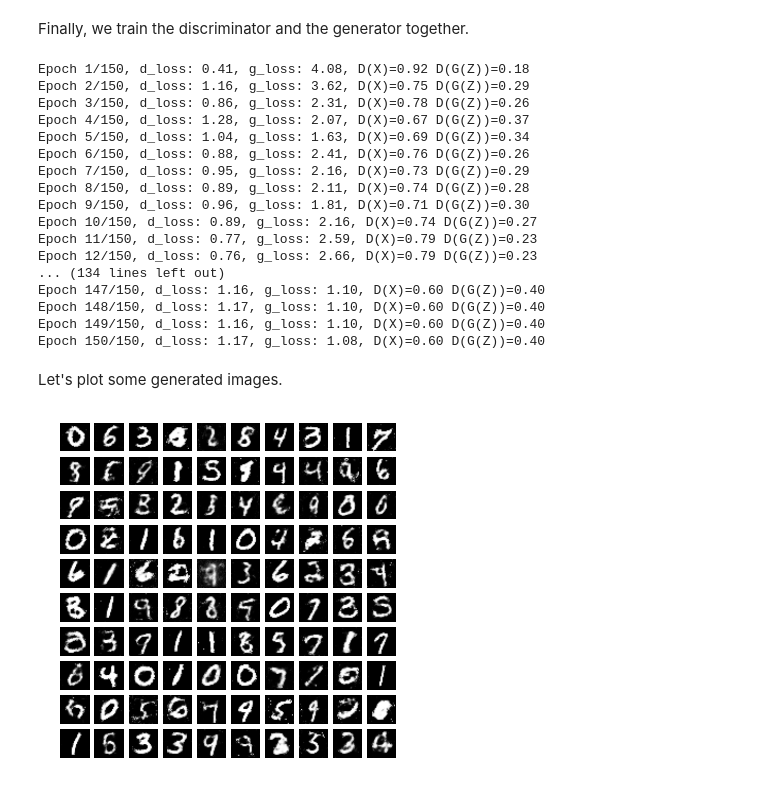
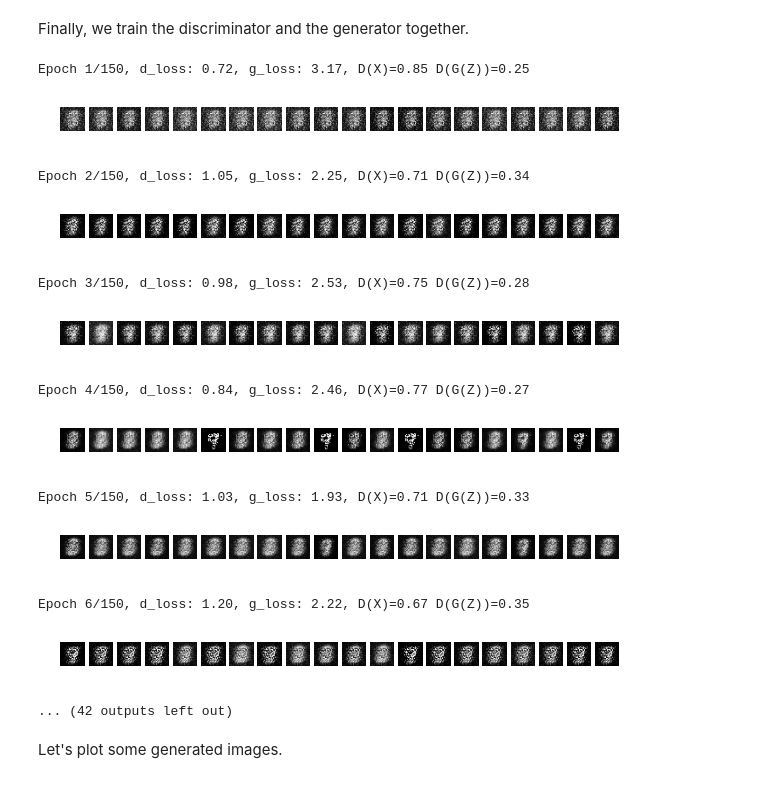
Before and after one commit to bainjamain/pytorch-examples, a Jupyter notebook: notebooks/1_NeuralNetworks/5_gan.ipynb, the cells around one changed output. Saved outputs shown, nothing was run; the diff lists cells and outputs as text; code cells hidden in the pictures.

```diff
--- a/notebooks/1_NeuralNetworks/5_gan.ipynb
+++ b/notebooks/1_NeuralNetworks/5_gan.ipynb
@@ -83,8 +85,8 @@ for i in range(epochs):
         images = images.view(images.size(0), -1)
         real_images = Variable(images).type(FloatTensor)
 
-        ones = Variable(torch.ones(images.size(0))).type(LongTensor)
-        zeros = Variable(torch.zeros(images.size(0))).type(LongTensor)
+        ones = Variable(torch.ones(images.size(0))).type(FloatTensor)
+        zeros = Variable(torch.zeros(images.size(0))).type(FloatTensor)
 
         # ******************
         # Discriminator step
@@ -99,50 +101,56 @@ for i in range(epochs):
         fake_loss_discriminator = criterion(discriminator_fake, zeros)
 
         loss_discriminator = real_loss_discriminator + fake_loss_discriminator
         loss_discriminator.backward()
         optimizer_discriminator.step()
 
 
         # ******************
         # * Generator step *
         # ******************
         generator.zero_grad()
 
         noise = Variable(torch.randn(batch, input_size_g)).type(FloatTensor)
         fake_images = generator(noise) # map input noise to the data space (image)
         discriminator_fake2 = discriminator(fake_images)
         loss_generator = criterion(discriminator_fake2, ones)
         loss_generator.backward()
         optimizer_generator.step()
 
         d_x += torch.sum(discriminator_real).data[0] / data_size
         d_g_z += torch.sum(discriminator_fake).data[0] / data_size
         loss_d += loss_discriminator.data[0] / (data_size / batch)
         loss_g += loss_generator.data[0] / (data_size / batch)
 
 
     print('Epoch %i/%i, d_loss: %.2f, g_loss: %.2f, D(X)=%.2f D(G(Z))=%.2f' %
                 (i + 1, epochs, loss_d,
                 loss_g, d_x, d_g_z))
     d_x, d_g_z, loss_d, loss_g = 0., 0., 0., 0.
+
+    # display some generated images
+    fake_images = fake_images.view(batch, 28, 28).data.cpu().numpy()
+    fig = plt.figure(figsize=(10, 1))
+    for j in range(20):
+        a = fig.add_subplot(1, 20, j + 1)
+        a.axis('off')
+        fake_image = fake_images[j - 1]
+        a.imshow(fake_image, cmap='Greys_r')
+    plt.show()
 # %% [output]
-Epoch 1/150, d_loss: 0.41, g_loss: 4.08, D(X)=0.92 D(G(Z))=0.18
-Epoch 2/150, d_loss: 1.16, g_loss: 3.62, D(X)=0.75 D(G(Z))=0.29
-Epoch 3/150, d_loss: 0.86, g_loss: 2.31, D(X)=0.78 D(G(Z))=0.26
-Epoch 4/150, d_loss: 1.28, g_loss: 2.07, D(X)=0.67 D(G(Z))=0.37
-Epoch 5/150, d_loss: 1.04, g_loss: 1.63, D(X)=0.69 D(G(Z))=0.34
-Epoch 6/150, d_loss: 0.88, g_loss: 2.41, D(X)=0.76 D(G(Z))=0.26
-Epoch 7/150, d_loss: 0.95, g_loss: 2.16, D(X)=0.73 D(G(Z))=0.29
-Epoch 8/150, d_loss: 0.89, g_loss: 2.11, D(X)=0.74 D(G(Z))=0.28
-Epoch 9/150, d_loss: 0.96, g_loss: 1.81, D(X)=0.71 D(G(Z))=0.30
-Epoch 10/150, d_loss: 0.89, g_loss: 2.16, D(X)=0.74 D(G(Z))=0.27
-Epoch 11/150, d_loss: 0.77, g_loss: 2.59, D(X)=0.79 D(G(Z))=0.23
-Epoch 12/150, d_loss: 0.76, g_loss: 2.66, D(X)=0.79 D(G(Z))=0.23
-... (134 lines left out)
-Epoch 147/150, d_loss: 1.16, g_loss: 1.10, D(X)=0.60 D(G(Z))=0.40
-Epoch 148/150, d_loss: 1.17, g_loss: 1.10, D(X)=0.60 D(G(Z))=0.40
-Epoch 149/150, d_loss: 1.16, g_loss: 1.10, D(X)=0.60 D(G(Z))=0.40
-Epoch 150/150, d_loss: 1.17, g_loss: 1.08, D(X)=0.60 D(G(Z))=0.40
+Epoch 1/150, d_loss: 0.72, g_loss: 3.17, D(X)=0.85 D(G(Z))=0.25
+[figure, added]
+Epoch 2/150, d_loss: 1.05, g_loss: 2.25, D(X)=0.71 D(G(Z))=0.34
+[figure, added]
+Epoch 3/150, d_loss: 0.98, g_loss: 2.53, D(X)=0.75 D(G(Z))=0.28
+[figure, added]
+Epoch 4/150, d_loss: 0.84, g_loss: 2.46, D(X)=0.77 D(G(Z))=0.27
+[figure, added]
+Epoch 5/150, d_loss: 1.03, g_loss: 1.93, D(X)=0.71 D(G(Z))=0.33
+[figure, added]
+Epoch 6/150, d_loss: 1.20, g_loss: 2.22, D(X)=0.67 D(G(Z))=0.35
+[figure, added]
+... (42 outputs left out)
 # %% [markdown]
 Let's plot some generated images.
 # %%
@@ -154,5 +162,3 @@ for i in range(100):
     a.axis('off')
     fake_image = fake_images[i - 1]
     a.imshow(fake_image, cmap='Greys_r')
-# %% [output]
-[figure, removed]
```
Also changed, not shown: parts of 1 cell of this notebook, 4 other files.
